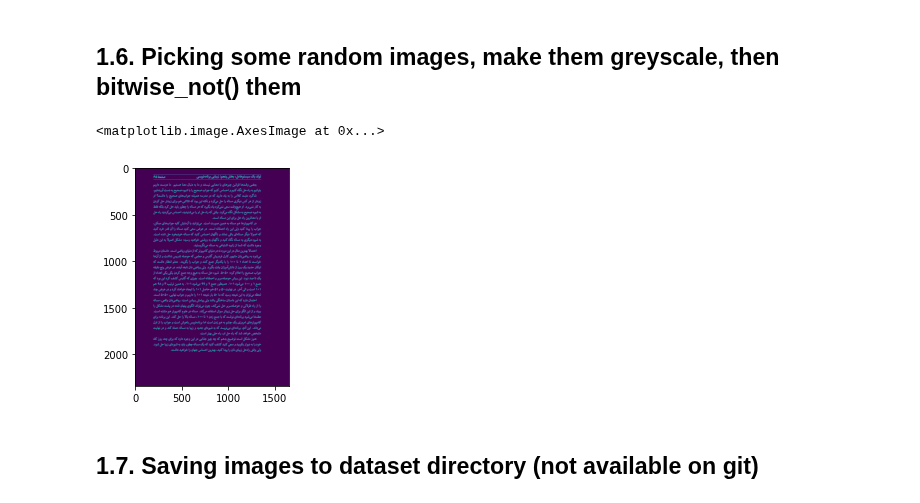
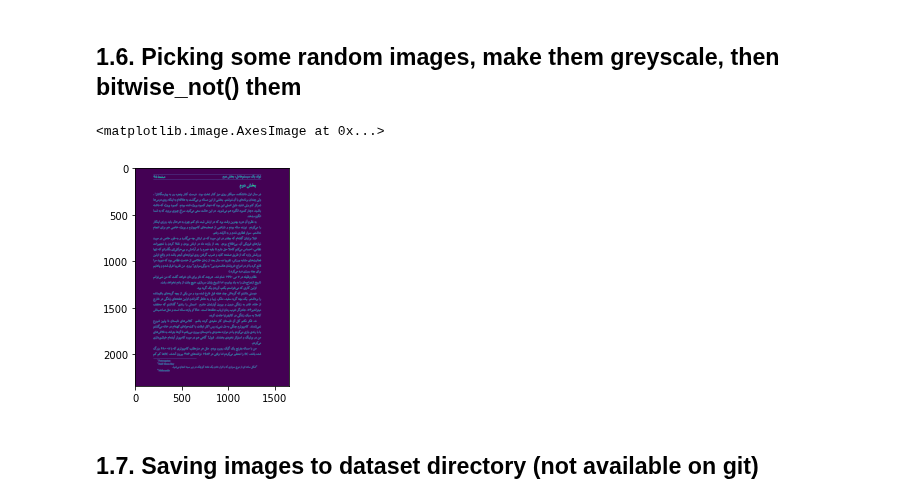
Before and after one commit to prp-e/persian_ocr_project, a Jupyter notebook: word_detection/Word Detection.ipynb, the cells around one changed output. Cells and saved outputs as stored; diff of their text form; code cells hidden in the pictures.

```diff
--- a/word_detection/Word Detection.ipynb
+++ b/word_detection/Word Detection.ipynb
@@ -90,10 +90,10 @@ for i in range(10):
 # %%
 %matplotlib inline
 
-plt.imshow(random_images[13])
+plt.imshow(random_images[1])
 # %% [output]
 <matplotlib.image.AxesImage at 0x...>
-[figure, old version]
+[figure, new version]
 # %% [markdown]
 ## 1.7. Saving images to dataset directory (not available on git)
 # %%
```
